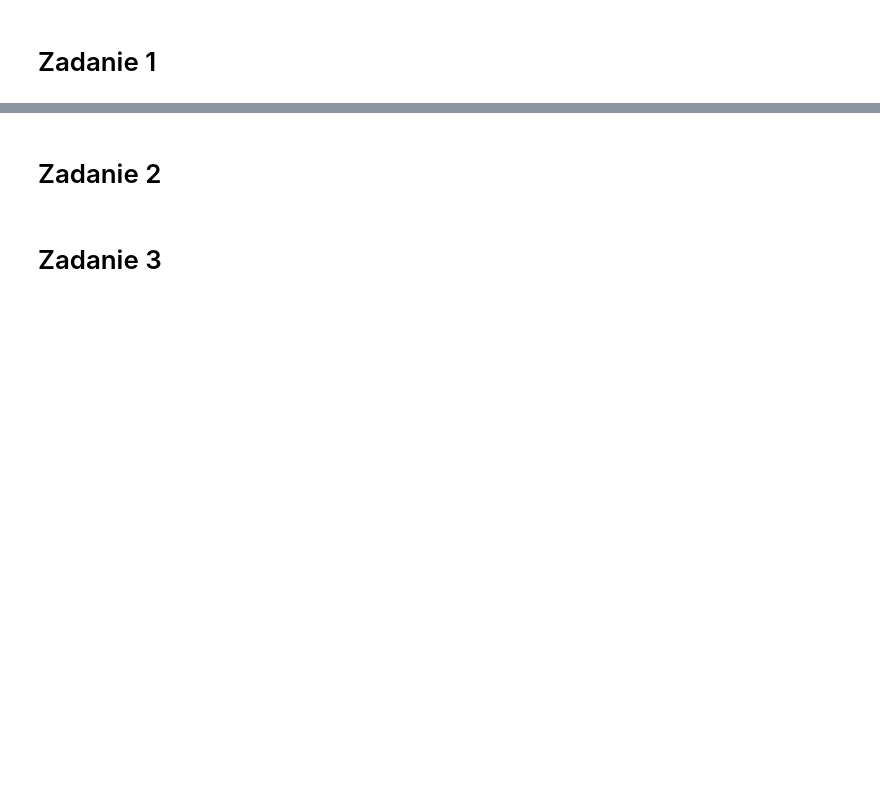
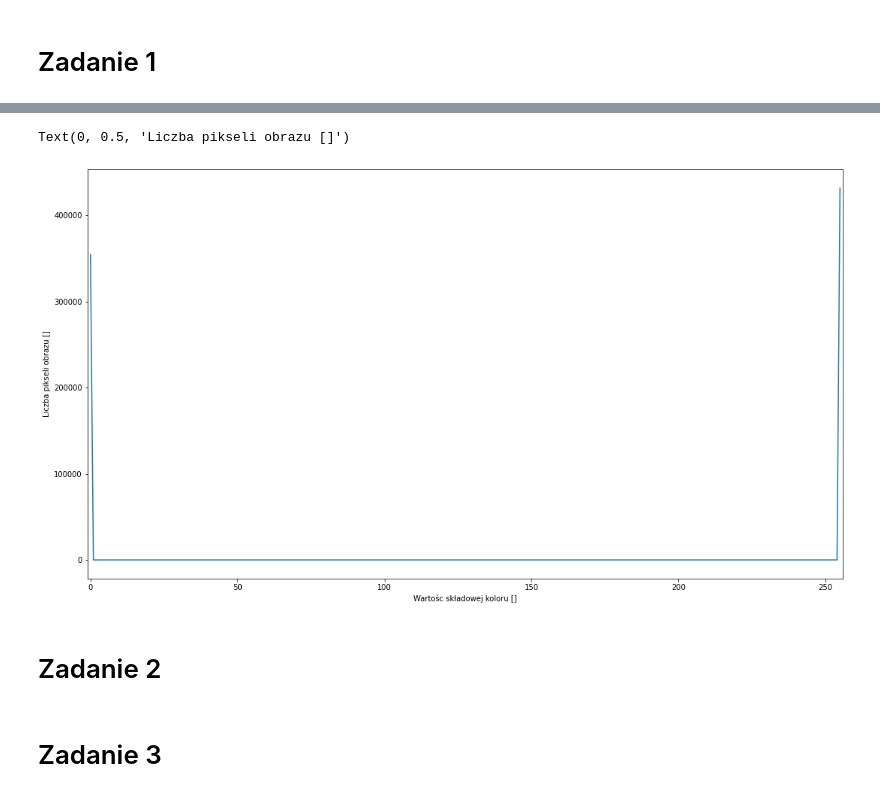
Before and after one commit to BartoszRudnik/InzynieriaObrazow, a Jupyter notebook: lab6/rozwiazania.ipynb, the cells around one changed output, grey strips where cells are left out. Cells and saved outputs as stored; diff of their text form; code cells hidden in the pictures; blank space fills up the shorter version.

```diff
--- a/lab6/rozwiazania.ipynb
+++ b/lab6/rozwiazania.ipynb
@@ -80,12 +85,15 @@ pyplot.imshow(output, cmap='gray')
 # %%
 #
 # Histogram
 #
-histr = cv2.calcHist([GrayImage], [0], None, [256], [0, 256])
+histr = cv2.calcHist([output], [0], None, [256], [0, 256])
 pyplot.plot(histr)
 pyplot.xlim([-1, 256])
 pyplot.xlabel('Wartośc składowej koloru []')
 pyplot.ylabel('Liczba pikseli obrazu []')
+# %% [output]
+Text(0, 0.5, 'Liczba pikseli obrazu []')
+[figure, added]
 # %% [markdown]
 # Zadanie 2
 # %%
```
Also changed, not shown: parts of 6 cells of this notebook, 1 other file.
